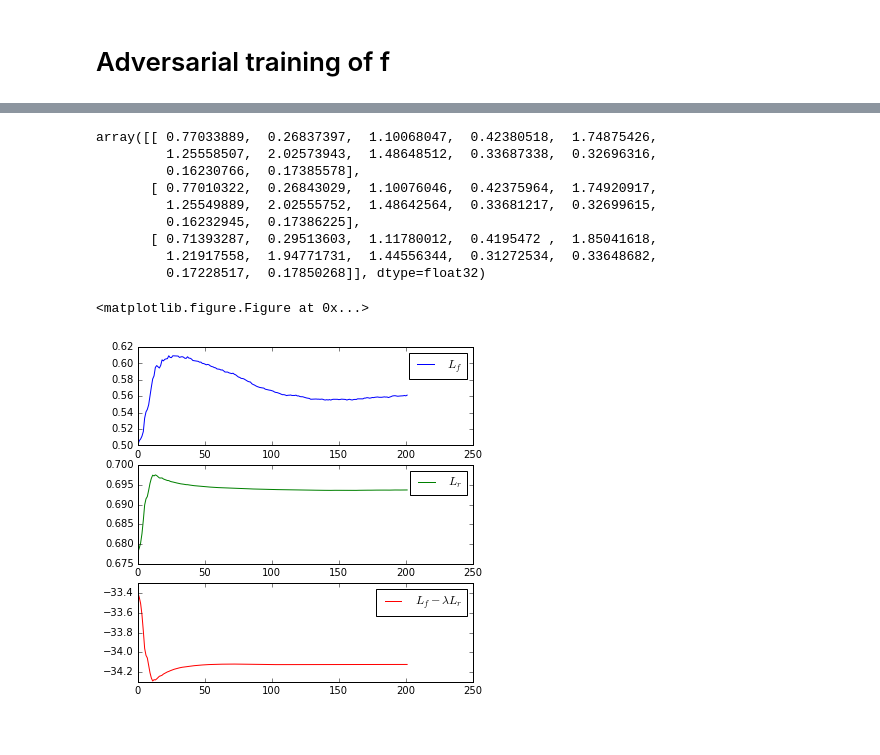
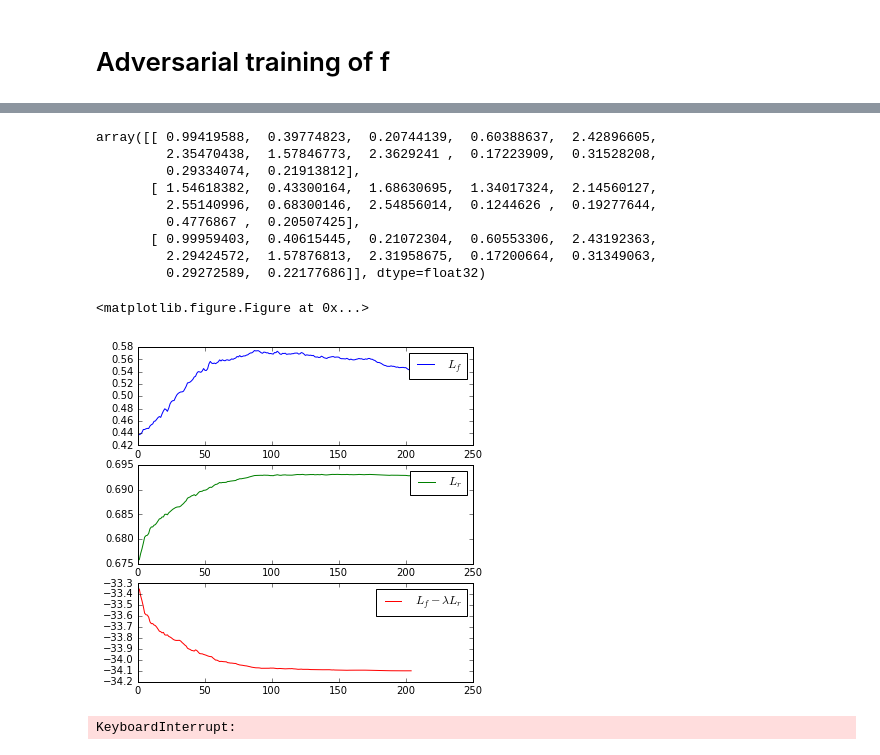
Before and after one commit to glouppe/paper-learning-to-pivot, a Jupyter notebook: code/Toy.ipynb, the cells around one changed output, grey strips where cells are left out. Saved outputs shown, nothing was run; the diff lists cells and outputs as text; code cells hidden in the pictures.

```diff
--- a/code/Toy.ipynb
+++ b/code/Toy.ipynb
@@ -443,7 +443,7 @@ print(mean_entropy_f)
 np.random.seed = 777
 from carl.distributions import Mixture, MultivariateNormal, Uniform
 
-p0 = MultivariateNormal(mu=np.array([0., 0.]), sigma=np.eye(2))
+p0 = MultivariateNormal(mu=np.array([0., 0.]), sigma=np.array([[1., -0.5], [-0.5, 1.]]))
 p1 = MultivariateNormal(mu=np.array([1., 0.]), sigma=np.eye(2))
 pz = Uniform(low=0, high=2.0)
 # %%
@@ -681,15 +681,15 @@ Epoch 10/10
 # %%
 DfR.predict(X_train[:3])
 # %% [output]
-array([[ 0.77033889,  0.26837397,  1.10068047,  0.42380518,  1.74875426,
-         1.25558507,  2.02573943,  1.48648512,  0.33687338,  0.32696316,
-         0.16230766,  0.17385578],
-       [ 0.77010322,  0.26843029,  1.10076046,  0.42375964,  1.74920917,
-         1.25549889,  2.02555752,  1.48642564,  0.33681217,  0.32699615,
-         0.16232945,  0.17386225],
-       [ 0.71393287,  0.29513603,  1.11780012,  0.4195472 ,  1.85041618,
-         1.21917558,  1.94771731,  1.44556344,  0.31272534,  0.33648682,
-         0.17228517,  0.17850268]], dtype=float32)
+array([[ 0.99419588,  0.39774823,  0.20744139,  0.60388637,  2.42896605,
+         2.35470438,  1.57846773,  2.3629241 ,  0.17223909,  0.31528208,
+         0.29334074,  0.21913812],
+       [ 1.54618382,  0.43300164,  1.68630695,  1.34017324,  2.14560127,
+         2.55140996,  0.68300146,  2.54856014,  0.1244626 ,  0.19277644,
+         0.4776867 ,  0.20507425],
+       [ 0.99959403,  0.40615445,  0.21072304,  0.60553306,  2.43192363,
+         2.29424572,  1.57876813,  2.31958675,  0.17200664,  0.31349063,
+         0.29272589,  0.22177686]], dtype=float32)
 # %%
 from IPython import display
 
@@ -720,28 +720,29 @@ losses = {"L_f": [], "L_r": [], "L_f - L_r": []}
 # %%
 batch_size = 128
 
-for i in range(201):
+for i in range(301):
     l = DRf.evaluate(X_valid, [y_valid, z_valid], verbose=0)
     losses["L_f - L_r"].append(l[0][None][0])
     losses["L_f"].append(l[1][None][0])
     losses["L_r"].append(-l[2][None][0])
 
     if i % 5 == 0:
         plot_losses(i, losses)
 
     # Fit D
     D.trainable = True
     R.trainable = False
     indices = np.random.permutation(len(X_train))[:batch_size]
     DRf.train_on_batch(X_train[indices], [y_train[indices], z_train[indices]])
 
     # Fit R
     D.trainable = False
     R.trainable = True
 
     for j in range(100):
         indices = np.random.permutation(len(X_train))
         DfR.train_on_batch(X_train[indices], z_train[indices])
 # %% [output]
 <matplotlib.figure.Figure at 0x...>
-[figure, old version]
+[figure, new version]
+KeyboardInterrupt:
```
Also changed, not shown: parts of 12 cells of this notebook, 7 other files.
